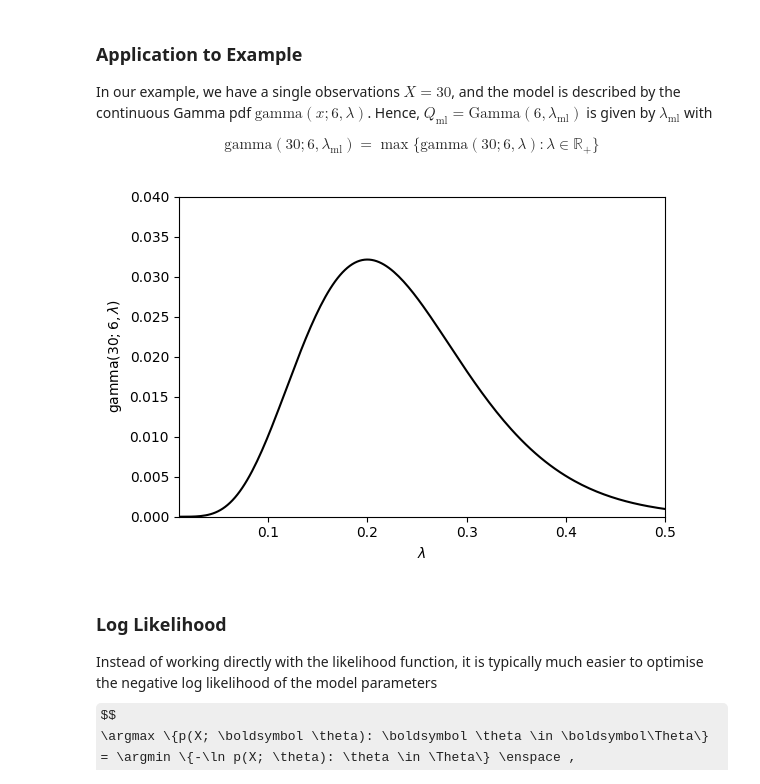
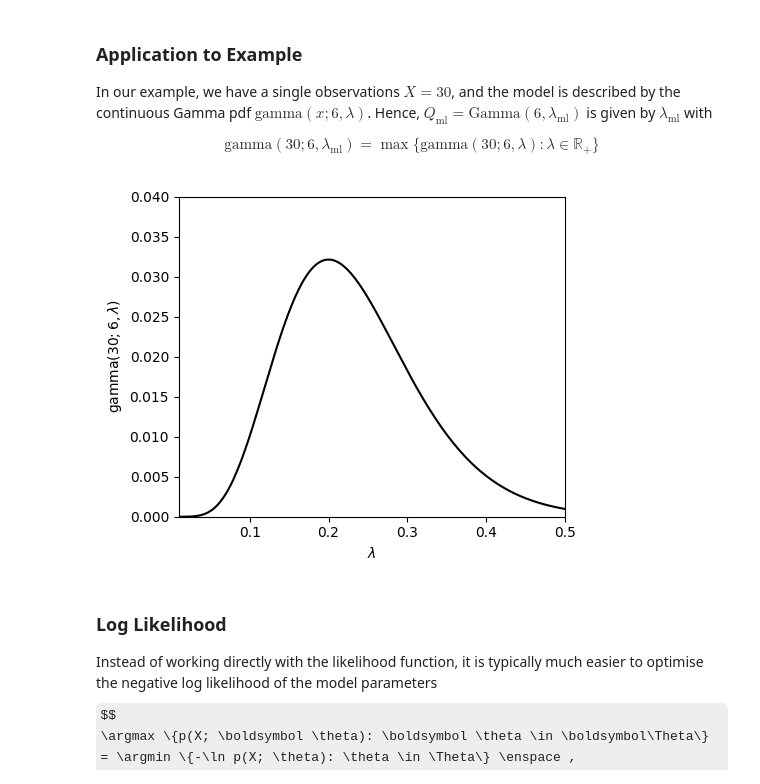
Before and after one commit to marioboley/Uni-Haifa-214.4312-Code, a Jupyter notebook: 2.1_models.ipynb, the cells around one changed output. Drawn from its saved outputs; the diff is of its cells as text; code cells hidden in the pictures; some formulas as TeX source.

```diff
--- a/2.1_models.ipynb
+++ b/2.1_models.ipynb
@@ -107,13 +107,13 @@ $$
 \mathrm{gamma}(30; 6, \lambda_\mathrm{ml}) = \max\{\mathrm{gamma}(30; 6, \lambda) : \lambda \in \mathbb{R}_+\}
 $$
 # %%
-fig, ax = subplotgrid(r'$\lambda$', f'$\\mathrm{{gamma}}({obs}; {alpha_obs}, \\lambda)$', subplotsize=(4, 6))
+fig, ax = subplotgrid(r'$\lambda$', f'$\\mathrm{{gamma}}({obs}; {alpha_obs}, \\lambda)$', subplotsize=(5, 4))
 lams = np.linspace(0.01, 0.5, 200)
 ax[0][0].plot(lams, gamma_pdf(obs, alpha_obs, lams), c='k')
 ax[0][0].set_ylim(0, 0.04)
 plt.show()
 # %% [output]
-[figure, old version]
+[figure, new version]
 # %% [markdown]
 ### Log Likelihood
 
```
Also changed, not shown: parts of 1 cell of this notebook, 1 other file.
